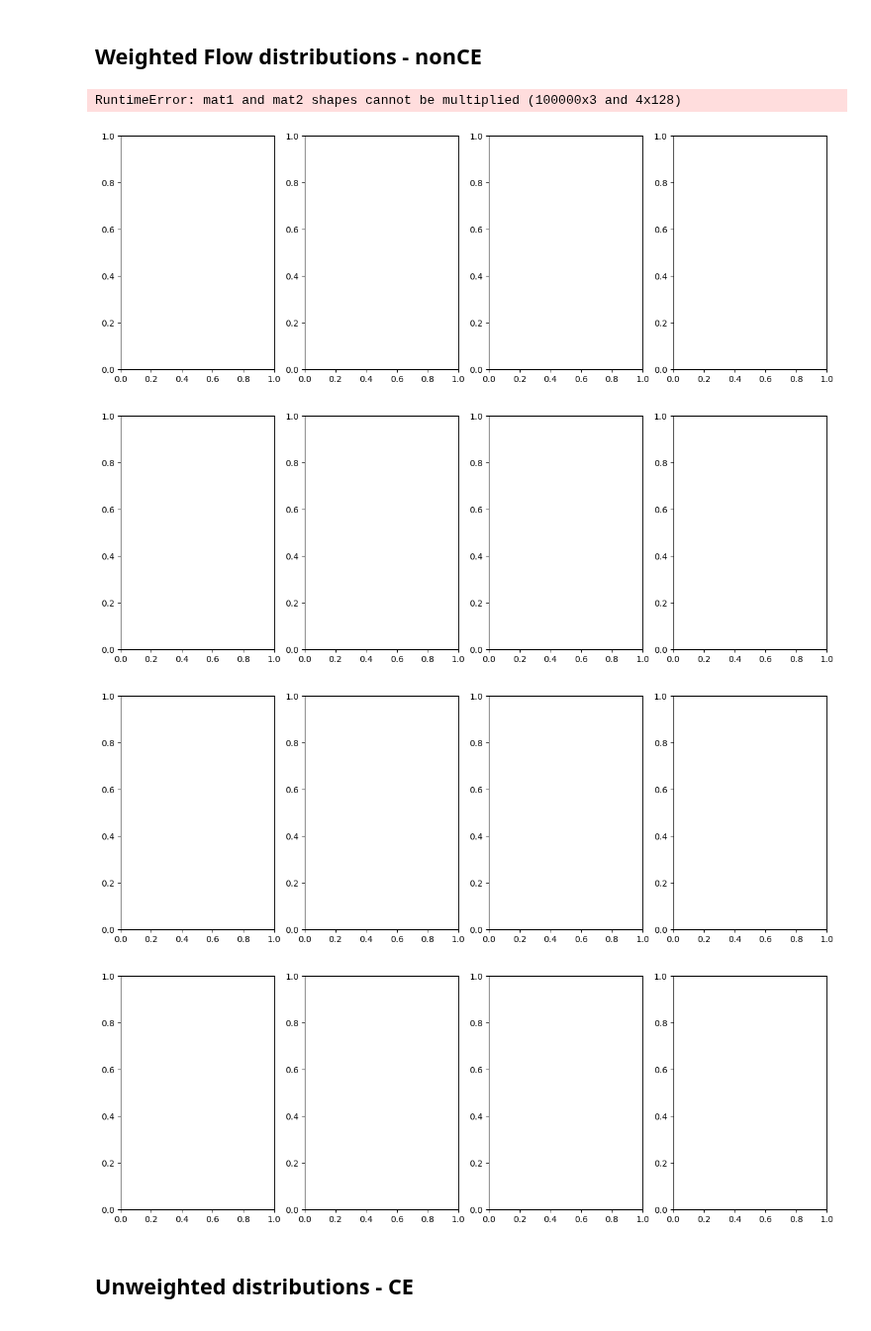
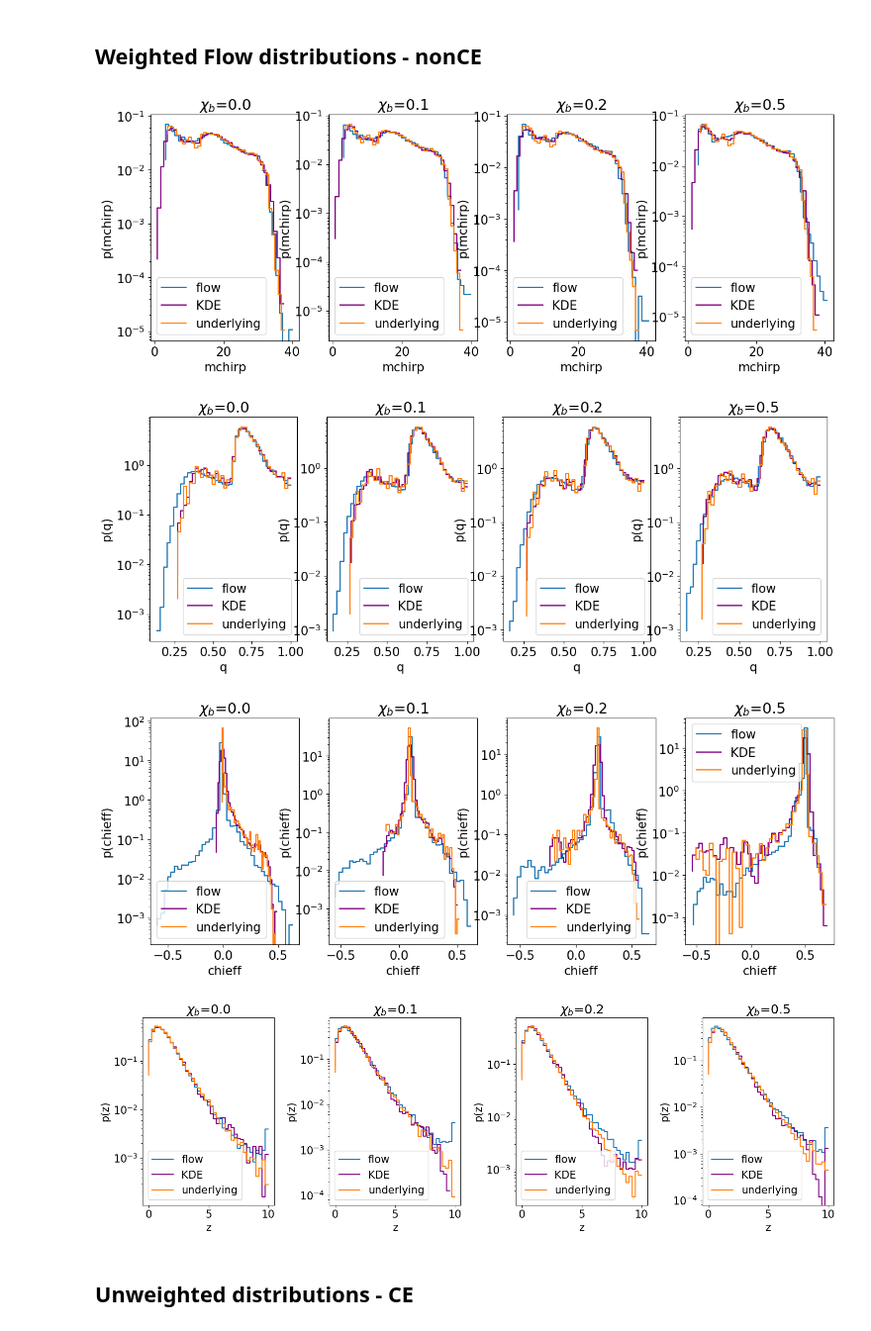
Before and after one commit to scolloms/AMAZE_model_selection, a Jupyter notebook: flow_models/check_trained_distribution.ipynb, the cells around one changed output. Shown at 99% size. Saved outputs shown, nothing was run; the diff lists cells and outputs as text; code cells hidden in the pictures.

Commit message:
log scale histograms

```diff
--- a/flow_models/check_trained_distribution.ipynb
+++ b/flow_models/check_trained_distribution.ipynb
@@ -28,7 +28,7 @@ glasflow is using its own internal version of nflows
 #flags/inputs:
 param = ['mchirp','q', 'chieff', 'z']
 no_params = len(param)
-channel_label = 'CE'
+channel_label = 'SMT'
 
 channel_ids = {'CE':0, 'CHE':1,'GC':2,'NSC':3, 'SMT':4}
 channel_id = channel_ids[channel_label] #will be 0, 1, 2, 3, or 4
@@ -37,10 +37,10 @@ alpha_CE = [0.2,0.5,1.0,2.,5.]
 channel_samples = [4e6,864124,896611,582961, 4e6]
 no_binaries = int(channel_samples[channel_id])
 batch_size = 10000
-total_hps=4
+total_hps=20
 
-#models_path ='/Users/stormcolloms/Documents/PhD/Project_work/OneChannel_Flows/models_reduced.hdf5'
-models_path ='/Users/stormcolloms/Documents/PhD/Project_work/AMAZE_model_selection/testing_notebooks/flow_samples.hdf5'
+models_path ='/Users/stormcolloms/Documents/PhD/Project_work/OneChannel_Flows/models_reduced.hdf5'
+#models_path ='/Users/stormcolloms/Documents/PhD/Project_work/AMAZE_model_selection/testing_notebooks/flow_samples.hdf5'
 popsynth_outputs = read_hdf5(models_path, channel_label) # read all data from hdf5 file
 
 models_dict = dict.fromkeys(popsynth_outputs.keys())
@@ -49,12 +49,12 @@ weights_dict = dict.fromkeys(popsynth_outputs.keys())
 
 for key in popsynth_outputs.keys():
     models_dict[key] = popsynth_outputs[key][param]
-    #weights_dict[key]= popsynth_outputs[key]['weight']
+    weights_dict[key]= popsynth_outputs[key]['weight']
 # %%
 #check that these distributions are the same between the whole (transformed distribution), batch, and the same for validation data
 #no_trans, no_neurons, training_inputs, cond_inputs,no_binaries, batch_size, total_hps, RNVP=True, num_bins=4, device="cpu"):
 flow = FlowModel(channel_label, popsynth_outputs, param)
-weighted_flow = FlowModel(channel_label, popsynth_outputs, param, no_bins=5)
+weighted_flow = FlowModel(channel_label, popsynth_outputs, param, no_bins=4)
 model_names, KDE_models = get_models(models_path, [channel_label], param, use_flows=False, spin_distr=None, normalize=False, detectable=False)
 #_, KDE_models_detectable = get_models(models_path, [channel_label], param, use_flows=False, spin_distr=None, sensitivity='midhighlatelow_network', normalize=False, detectable=True)
 # %%
@@ -119,40 +119,40 @@ no_samples = 100000
 no_bins = 40
 
 fig_mchirp, ax_m = plt.subplots(1,4)
 fig_q, ax_q = plt.subplots(1,4)
 fig_c, ax_c = plt.subplots(1,4)
 fig_z, ax_z = plt.subplots(1,4)
 
 for chi_b_id, xb in enumerate(chi_b):
     flow_samples_stack = weighted_flow.flow.sample(np.array([xb]),no_samples)
     flow_mchirp = weighted_flow.expistic(flow_samples_stack[:,0], weighted_flow.mappings[0], weighted_flow.mappings[1])
     flow_q = weighted_flow.expistic(flow_samples_stack[:,1], weighted_flow.mappings[2])
     flow_chieff = np.tanh(flow_samples_stack[:,2])
     flow_z = weighted_flow.expistic(flow_samples_stack[:,3], weighted_flow.mappings[4], weighted_flow.mappings[5])
 
     mapped_flow_samples = [flow_mchirp,flow_q,flow_chieff,flow_z]
 
 
-    kde_samples = KDE_models['NSC'][submodels_dict[0][chi_b_id]].sample(no_samples)
+    kde_samples = KDE_models['SMT'][submodels_dict[0][chi_b_id]].sample(no_samples)
 
     for i, ax in enumerate([ax_m,ax_q,ax_c,ax_z]):
         flow_distr, bin_edges = np.histogram(mapped_flow_samples[i], bins=no_bins, density=True)
         kde_distr, bin_edges_KDE = np.histogram(kde_samples[:,i], bins=no_bins, density=True)
-        known_distr, bin_edges_known =np.histogram(models_dict[chi_b_id][:][param[i]], bins=no_bins, density=True)#, weights=weights_dict[chi_b_id])
+        known_distr, bin_edges_known =np.histogram(models_dict[chi_b_id][:][param[i]], bins=no_bins, density=True, weights=weights_dict[chi_b_id])
         ax[chi_b_id].step(np.linspace(bin_edges[0],bin_edges[-1],no_bins),flow_distr, label='flow')
         ax[chi_b_id].step(np.linspace(bin_edges_KDE[0],bin_edges_KDE[-1],no_bins),kde_distr,label='KDE', color='purple')
         ax[chi_b_id].step(np.linspace(bin_edges_known[0],bin_edges_known[-1],no_bins),known_distr,label='underlying')
         ax[chi_b_id].set_title(fr'$\chi_b$={xb}')
         ax[chi_b_id].set_xlabel(f'{param[i]}')
         ax[chi_b_id].set_ylabel(f'p({param[i]})')
+        ax[chi_b_id].set_yscale('log')
         ax[chi_b_id].legend()
         plt.tight_layout()
 # %% [output]
-RuntimeError: mat1 and mat2 shapes cannot be multiplied (100000x3 and 4x128)
-[figure, old version]
+[figure, new version]
-[figure, old version]
+[figure, new version]
-[figure, old version]
+[figure, new version]
-[figure, old version]
+[figure, new version]
 # %% [markdown]
 ## Unweighted distributions - CE
 # %%
```
Also changed, not shown: parts of 5 cells of this notebook.
